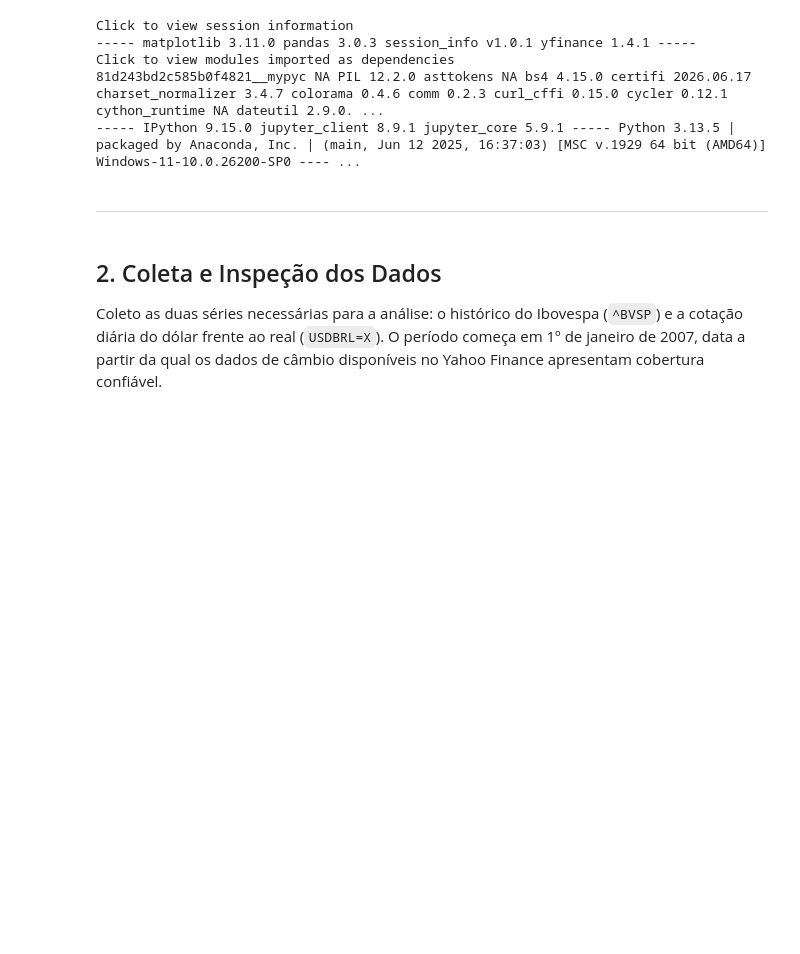
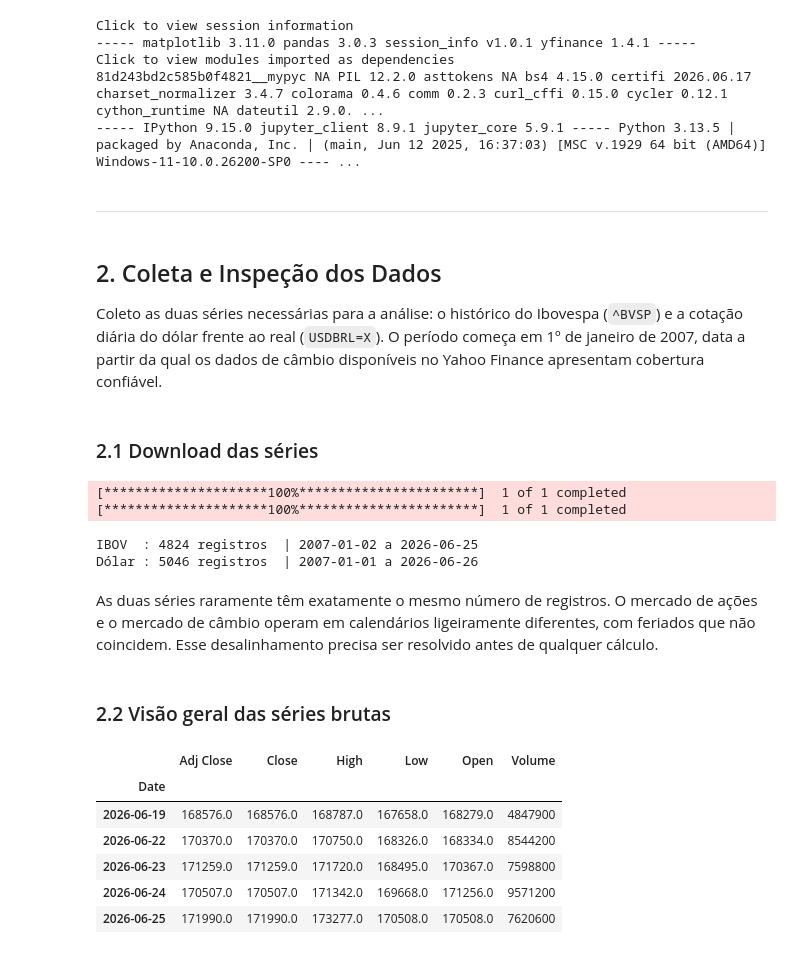
Before and after one commit to esscova/financas-quantitativas, a Jupyter notebook: Ibovespa dolarizado/ibovespa_dolarizado.ipynb, the cells around one changed output. Cells and saved outputs as stored; diff of their text form; code cells hidden in the pictures; blank space fills up the shorter version.

```diff
--- a/Ibovespa dolarizado/ibovespa_dolarizado.ipynb
+++ b/Ibovespa dolarizado/ibovespa_dolarizado.ipynb
@@ -140,3 +140,35 @@ Coleto as duas séries necessárias para a análise: o histórico do Ibovespa (`
 cotação diária do dólar frente ao real (`USDBRL=X`). O período começa em 1º de janeiro de
 2007, data a partir da qual os dados de câmbio disponíveis no Yahoo Finance apresentam
 cobertura confiável.
+# %% [markdown]
+### 2.1 Download das séries
+# %%
+inicio = '2007-01-01'
+fim    = pd.Timestamp.today().strftime('%Y-%m-%d')
+
+ibov  = yf.download('^BVSP',    start=inicio, end=fim, multi_level_index=False, auto_adjust=False)
+dolar = yf.download('USDBRL=X', start=inicio, end=fim, multi_level_index=False, auto_adjust=False)
+
+print(f"IBOV  : {ibov.shape[0]} registros  | {ibov.index.min().date()} a {ibov.index.max().date()}")
+print(f"Dólar : {dolar.shape[0]} registros  | {dolar.index.min().date()} a {dolar.index.max().date()}")
+# %% [output]
+[*********************100%***********************]  1 of 1 completed
+[*********************100%***********************]  1 of 1 completed
+IBOV  : 4824 registros  | 2007-01-02 a 2026-06-25
+Dólar : 5046 registros  | 2007-01-01 a 2026-06-26
+# %% [markdown]
+As duas séries raramente têm exatamente o mesmo número de registros. O mercado de ações
+e o mercado de câmbio operam em calendários ligeiramente diferentes, com feriados que não
+coincidem. Esse desalinhamento precisa ser resolvido antes de qualquer cálculo.
+# %% [markdown]
+### 2.2 Visão geral das séries brutas
+# %%
+ibov.tail()
+# %% [output]
+|  | Adj Close | Close | High | Low | Open | Volume |
+| Date |  |  |  |  |  |  |
+| 2026-06-19 | 168576.0 | 168576.0 | 168787.0 | 167658.0 | 168279.0 | 4847900 |
+| 2026-06-22 | 170370.0 | 170370.0 | 170750.0 | 168326.0 | 168334.0 | 8544200 |
+| 2026-06-23 | 171259.0 | 171259.0 | 171720.0 | 168495.0 | 170367.0 | 7598800 |
+| 2026-06-24 | 170507.0 | 170507.0 | 171342.0 | 169668.0 | 171256.0 | 9571200 |
+| 2026-06-25 | 171990.0 | 171990.0 | 173277.0 | 170508.0 | 170508.0 | 7620600 |
```
Also changed, not shown: parts of 27 cells of this notebook, 1 other file.
